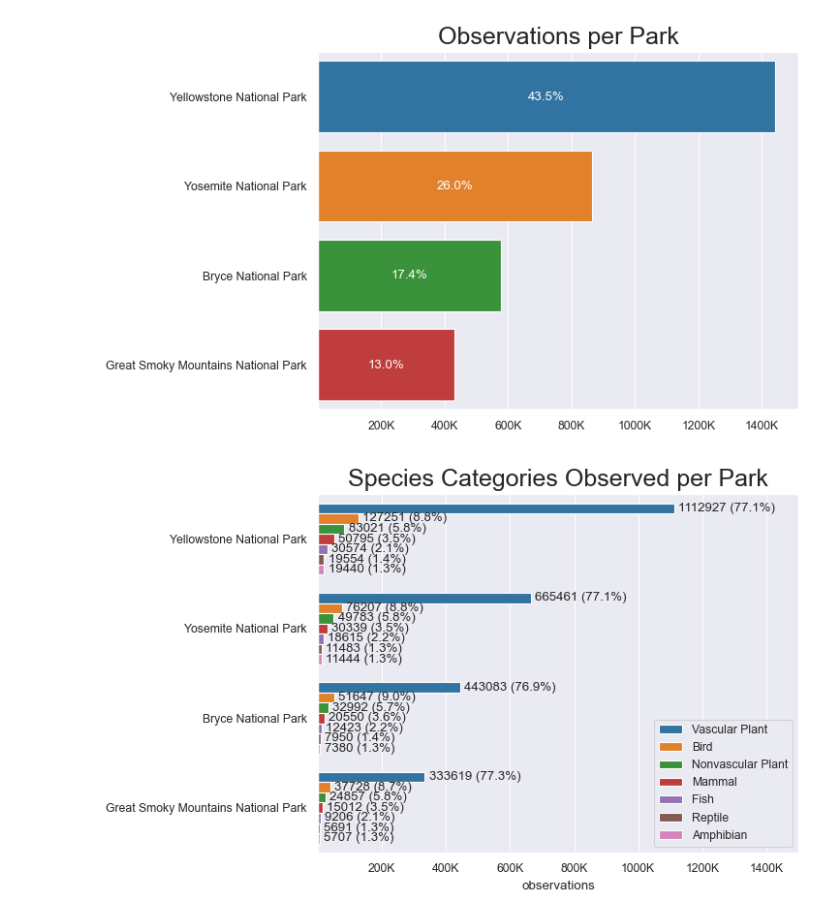
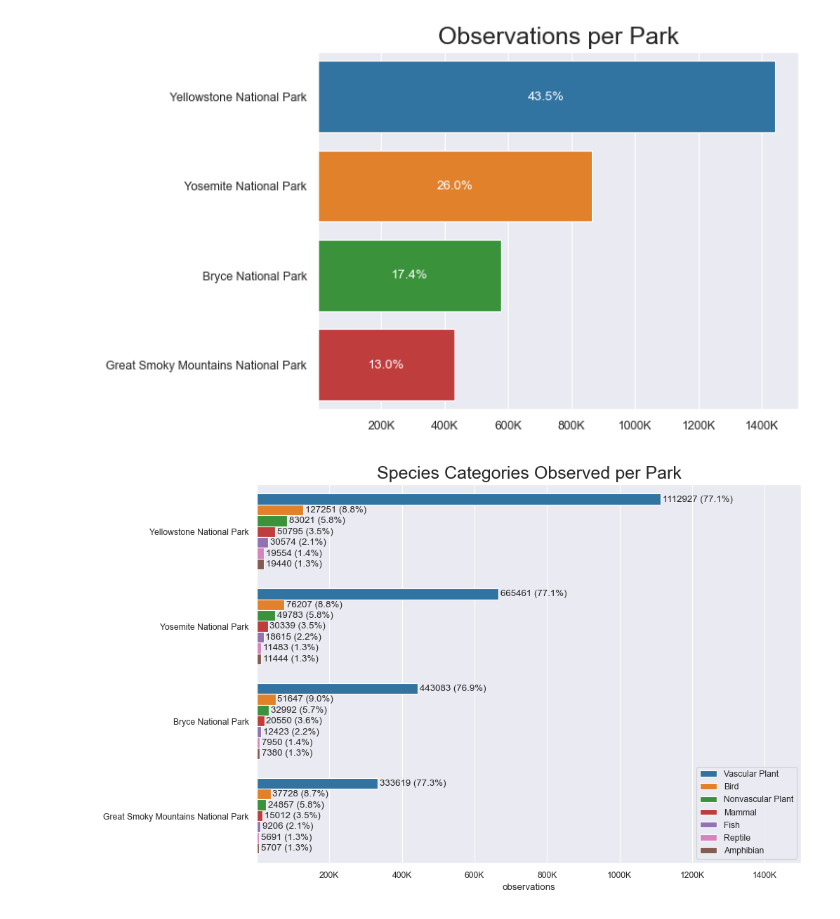
Before and after one commit to bcbmotta/biodiversity-project, a Jupyter notebook: Code/biodiversity.ipynb, the cells around one changed output. Drawn from its saved outputs; the diff is of its cells as text; code cells hidden in the pictures.

```diff
--- a/Code/biodiversity.ipynb
+++ b/Code/biodiversity.ipynb
@@ -94,10 +98,10 @@ info.conservation_status.fillna('Unclassified', inplace=True)
 # Add protected status
 info['is_protected'] = info.conservation_status != 'Unclassified'
 
-# Drop column common_names since it has no use for this analysis
-info.drop(columns='common_names', inplace=True)
+# Prepare data set to be merged
+info_mod = info.drop(columns='common_names')
 
 # Remove Duplicated rows to have a unique scientific_name per row
-info.drop_duplicates(inplace=True)
+info_mod.drop_duplicates(inplace=True)
 # %%
 # Check if all scientific names are unique
@@ -126,8 +130,8 @@ display(info[info.scientific_name.isin(['Oncorhynchus mykiss', 'Canis lupus'])])
 | 3283 | Fish | Oncorhynchus mykiss | Threatened | True |
 # %%
 # Remove first appearance of each species, as it shows an evolution in their conservation_status
-info = info.drop([8, 560]).reset_index(drop=True)
-info
+info_mod = info_mod.drop([8, 560]).reset_index(drop=True)
+info_mod
 # %% [output]
 |  | category | scientific_name | conservation_status | is_protected |
 | 0 | Mammal | Clethrionomys gapperi gapperi | Unclassified | False |
@@ -162,6 +166,10 @@ classified
 179 rows × 4 columns
 # %%
 # Create merged df
-merge = obs.merge(info, how='left', on='scientific_name')
+merge = obs.merge(info_mod, how='left', on='scientific_name')
+
+# Add common_names to merge df
+merge['common_names'] = merge.apply(lambda row: info[info.scientific_name == row.scientific_name]['common_names'].values[0], axis=1)
+
 merge
 # %% [output]
@@ -192,4 +212,7 @@ Species Conservation Status: ['Unclassified', 'Species of Concern', 'Endangered'
 Park Names: ['Great Smoky Mountains National Park', 'Yosemite National Park', 'Bryce National Park', 'Yellowstone National Park']
 # %% [markdown]
 ### Data Visualization
+# %%
+# Define categories colors for standardization of charts
+categories_colors = {k : v for k, v in zip(info.category.value_counts().index, mcolors.TABLEAU_COLORS.keys())}
 # %%
@@ -287,23 +316,24 @@ plot_bar_percentages(g, label_type='center', padding=0, color='white');
 # %%
 # Prepare DF to be plotted
 park_category = merge.groupby(['park_name', 'category'])['observations'].sum().reset_index()
 cat_count = park_category.groupby(['category'])['observations'].sum().sort_values(ascending=False)
 
 # Sort DF by observations count
 sorted_park_category = park_category.sort_values(by=['park_name', 'category'], key=lambda col: col.map(cat_count), ascending=False)
 
 # Plot bar chart
-g = sns.barplot(data=sorted_park_category, x='observations', y='park_name', hue='category', order=observations_count.index)
+plt.figure(figsize=(10, 7))
+g = sns.barplot(data=sorted_park_category, x='observations', y='park_name', hue='category', order=observations_count.index, palette=categories_colors)
 
 g.set_xticks(range(0, 1500000, 200000))
 g.set_xticklabels([f'{x/1000:.0f}K'  if x != 0 else '' for x in range(0, 1500000, 200000)])
 g.set_xlim(0, 1500000)
 g.legend(loc='lower right')
 plt.title('Species Categories Observed per Park', fontsize=18)
 plt.ylabel('')
-plot_bar_percentages(g, include_values=True);
+plot_bar_percentages(g, include_values=True, padding=2);
 # %% [output]
-[figure, old version]
+[figure, new version]
 # %%
 # Plot 1 pie chart for each park's classfied species observation
 fig, axs = plt.subplots(2, 2, figsize=(10, 8), layout='constrained')
```
Also changed, not shown: parts of 19 cells of this notebook.
